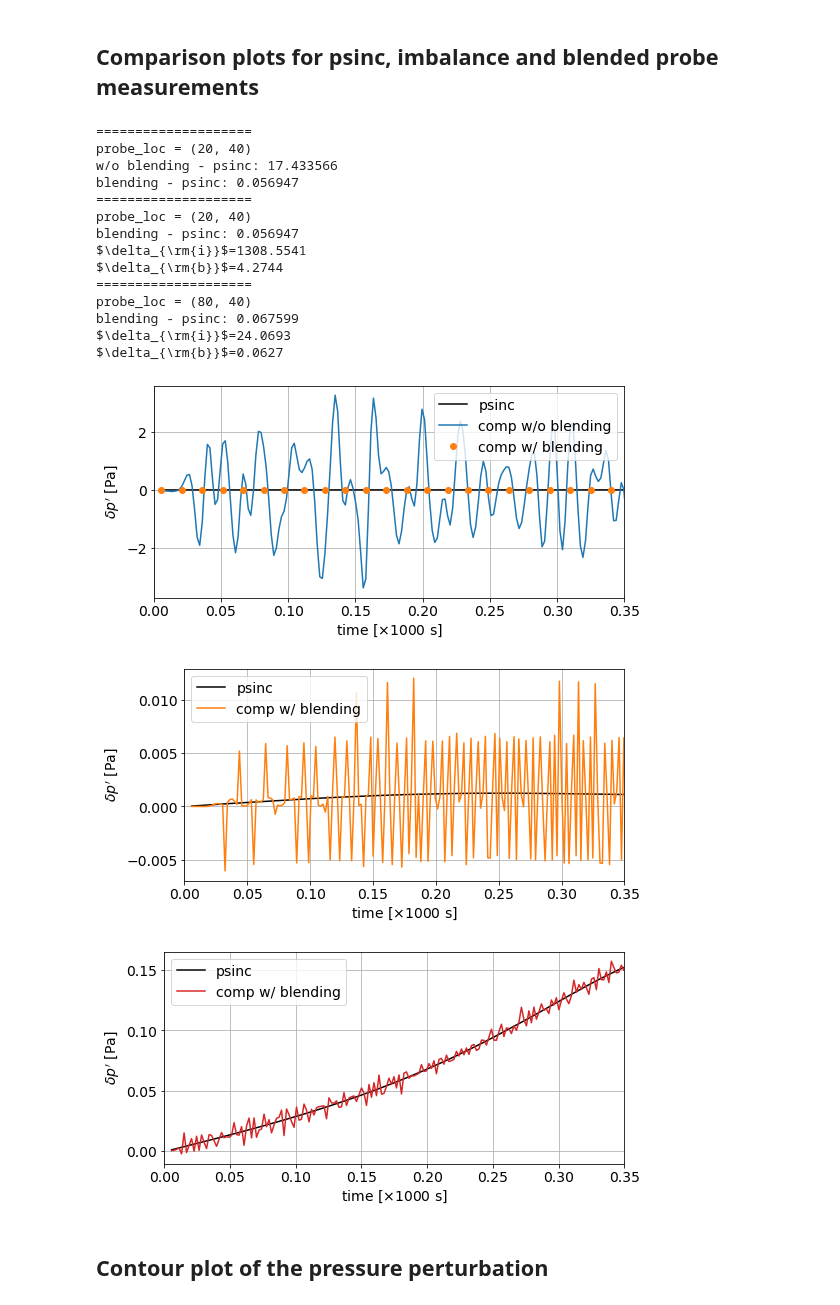
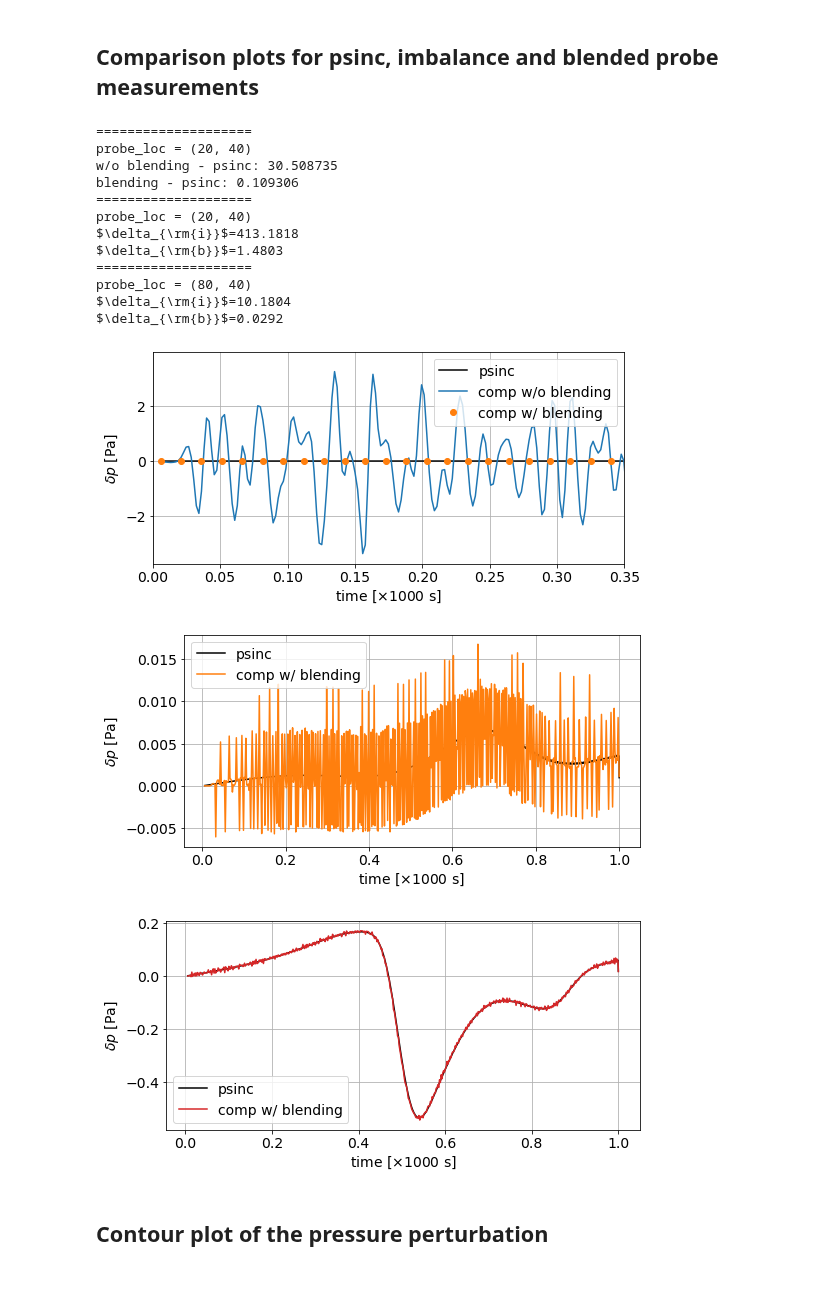
Before and after one commit to ray-chew/pyBELLA, a Jupyter notebook: visualiser_debugger/review_localdab/rising_bubble_initial_blending.ipynb, the cells around one changed output. Drawn from its saved outputs; the diff is of its cells as text; code cells hidden in the pictures.

```diff
--- a/visualiser_debugger/review_localdab/rising_bubble_initial_blending.ipynb
+++ b/visualiser_debugger/review_localdab/rising_bubble_initial_blending.ipynb
@@ -40,7 +40,7 @@ N = 1
 Nx, Ny = 160, 80
 tc = utils.test_case(base_fn,py_directory,Nx,Ny,et)
 times = np.arange(0,527)[1:] # Ma ~ 0.0341
-times = np.arange(0,185)[1:]
+# times = np.arange(0,185)[1:]
 # times = np.arange(0,630)[1:]
 
 probe_loc = [20,40]
@@ -62,14 +62,26 @@ def ic_loader(tc,sfx1, swe):
 
     return ud
 
-def p_converter(ens,rhoY,ud):
+def p_converter(ens,rhoY,ud, sfx):
     dp2n = np.array([ (at_t - at_t.mean()) * ud.Msq for at_t in ens ])
     kernel = np.ones((2,2))
     dp2c = np.array([signal.fftconvolve(item, kernel, mode='valid') / kernel.sum() for item in dp2n])
 
-    P0 = (rhoY**(ud.gamm-1.0) - dp2c)**(1.0/(ud.gamm-1.0))
-    p = rhoY**(ud.gamm) - P0**(ud.gamm)
-#     p = (rhoY**(ud.gamm-1.0) - P0**(ud.gamm-1.0))**(ud.gamm / (ud.gamm-1.0))
+    if 'psinc' in sfx:
+        P0 = (rhoY**(ud.gamm-1.0) + dp2c)**(1.0/(ud.gamm-1.0))
+        p = P0**(ud.gamm)
+    else:
+        P0 = (rhoY**(ud.gamm-1.0) - dp2c)**(1.0/(ud.gamm-1.0))
+        p = rhoY**(ud.gamm) - P0**(ud.gamm)
+
+#     if 'psinc' in sfx:
+#         p = (rhoY**(ud.gamm-1.0) + dp2c)**(1.0/(ud.gamm-1.0))
+#         p = p**(ud.gamm)
+#     else:
+#         p = (rhoY**(ud.gamm-1.0) + dp2c)**(1.0/(ud.gamm-1.0))**ud.gamm
+#         p = (dp2c)**(1.0/(ud.gamm-1.0))**ud.gamm
+#         p = rhoY**(ud.gamm)
+
     p *= ud.p_ref
     return p
 
@@ -83,7 +95,7 @@ def get_ens(sfx , diff, attribute):
     tt = tt[1:]
     ud = ic_loader(tc,sfx,False)
 
-    p = p_converter(ens,rhoY,ud)
+    p = p_converter(ens,rhoY,ud,sfx)
 
     probe = p[:,probe_loc[0],probe_loc[1]]
     probe = probe[1:] - probe[:-1]
@@ -138,7 +150,7 @@ for i,attribute in enumerate(attributes):
     ax.plot(tt, p2, 'C0', label=l2)
     ax.plot(tt, p3, 'C1o', ms=6, markevery=8, label=l3)
 
-    ax.set_ylabel(r'$\delta p^\prime$ [Pa]')
+    ax.set_ylabel(r'$\delta p$ [Pa]')
     ax.set_xlabel(r'time [$\times 1000$ s]')
     ax.set_xlim([0.0,0.35*et])
     ax.grid()
@@ -177,9 +189,9 @@ for i,attribute in enumerate(attributes):
     ax.plot(tt, p1, 'k', ms=4, label=l1)
     ax.plot(tt, p3, 'C1', ms=6, markevery=1, label=l3)
 
-    ax.set_ylabel(r'$\delta p^\prime$ [Pa]')
+    ax.set_ylabel(r'$\delta p$ [Pa]')
     ax.set_xlabel(r'time [$\times 1000$ s]')
-    ax.set_xlim([0.0,0.35])
+#     ax.set_xlim([0.0,0.35])
     ax.grid()
     ax.legend()
 #     ax.text(0.025,0.0033,l3a)
@@ -190,7 +202,7 @@ for i,attribute in enumerate(attributes):
     pl.save_fig('./output/%s' %fn)
 
     print("probe_loc = (%i, %i)" %(probe_loc[0],probe_loc[1]))
-    print("blending - psinc: %.6f" %(la.norm(p3-p1)))
+#     print("blending - psinc: %.6f" %(la.norm(p3-p1)))
 
     print(l3a)
 
@@ -213,47 +225,45 @@ for i,attribute in enumerate(attributes):
     l3b = ''
     l3b += r'$\delta_{\rm{i}}$=%.4f' %((la.norm(p2-p1))/la.norm(p1))
     l3b += '\n'
     l3b += r'$\delta_{\rm{b}}$=%.4f' %((la.norm(p3-p1))/la.norm(p1))
 #     ax.annotate(l3b, (0.025,0.05))
 #     ax.annotate(l3b, (0.82,-0.225))
 
     ax.plot(tt, p1, 'k', ms=4, label=l1)
     ax.plot(tt, p3, 'C3', ms=6, markevery=1, label=l3)
 
-    ax.set_ylabel(r'$\delta p^\prime$ [Pa]')
+    ax.set_ylabel(r'$\delta p$ [Pa]')
     ax.set_xlabel(r'time [$\times 1000$ s]')
-    ax.set_xlim([0.0,0.35])
+#     ax.set_xlim([0.0,0.35])
     ax.grid()
     ax.legend()
 #     ax.text(0.025,0.05,l3b)
 
     pl.img.tight_layout()
 
     fn = 'rb_%i_%i_w_ib' %(probe_loc[0],probe_loc[1])
     pl.save_fig('./output/%s' %fn)
 
     print("probe_loc = (%i, %i)" %(probe_loc[0],probe_loc[1]))
-    print("blending - psinc: %.6f" %(la.norm(p3-p1)))
+#     print("blending - psinc: %.6f" %(la.norm(p3-p1)))
 
     print(l3b)
 # %% [output]
 ====================
 probe_loc = (20, 40)
-w/o blending - psinc: 17.433566
-blending - psinc: 0.056947
+w/o blending - psinc: 30.508735
+blending - psinc: 0.109306
 ====================
 probe_loc = (20, 40)
-blending - psinc: 0.056947
-$\delta_{\rm{i}}$=1308.5541
-$\delta_{\rm{b}}$=4.2744
+$\delta_{\rm{i}}$=413.1818
+$\delta_{\rm{b}}$=1.4803
 ====================
 probe_loc = (80, 40)
-blending - psinc: 0.067599
-$\delta_{\rm{i}}$=24.0693
-$\delta_{\rm{b}}$=0.0627
+$\delta_{\rm{i}}$=10.1804
+$\delta_{\rm{b}}$=0.0292
-[figure, old version]
+[figure, new version]
-[figure, old version]
+[figure, new version]
-[figure, old version]
+[figure, new version]
 # %% [markdown]
 ## Contour plot of the pressure perturbation
 # %%
```
Also changed, not shown: parts of 3 cells of this notebook, 1 other file.
